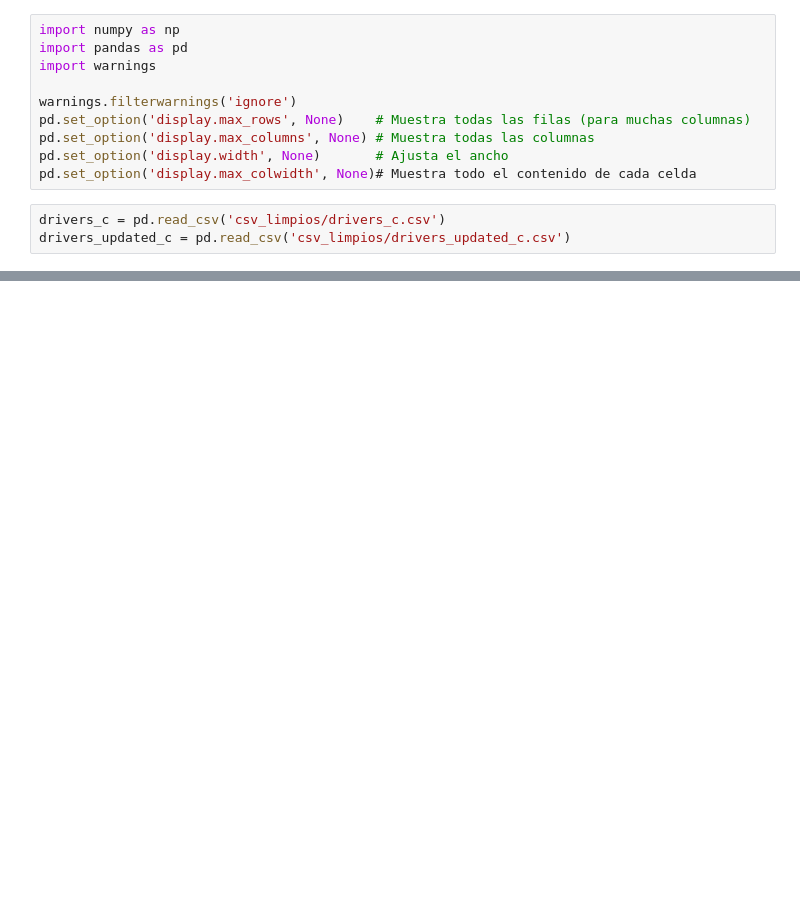
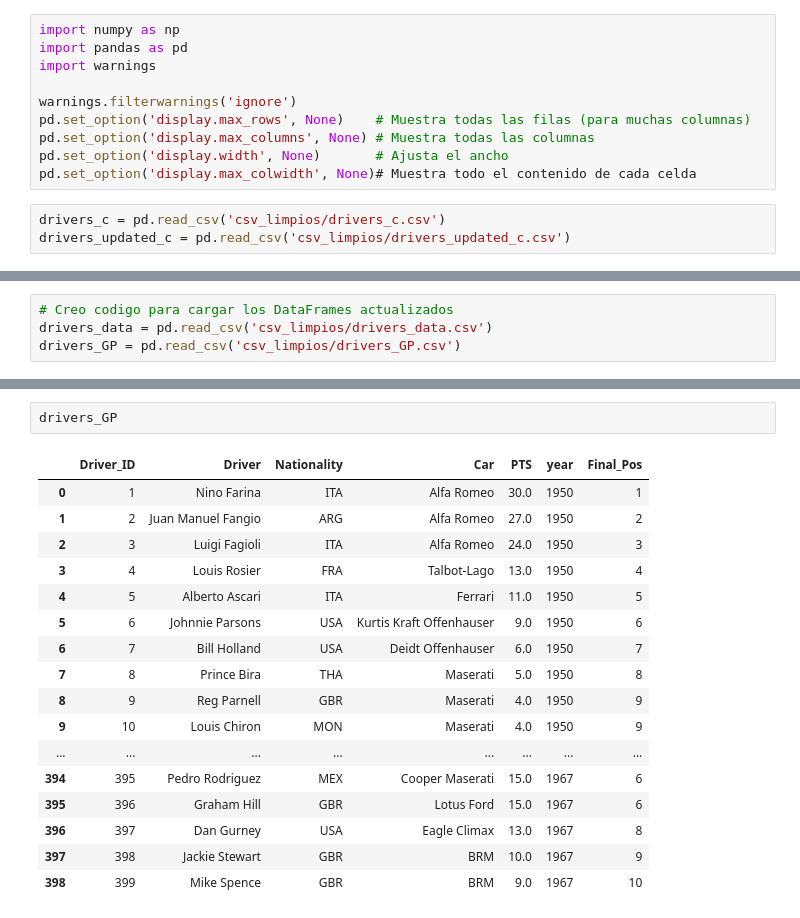
Before and after one commit to nikuvi/Formula1, a Jupyter notebook: ETL_2.ipynb, the cells around one changed output, grey strips where cells are left out. Cells and saved outputs as stored; diff of their text form; blank space fills up the shorter version.

```diff
--- a/ETL_2.ipynb
+++ b/ETL_2.ipynb
@@ -53,0 +102,4 @@ drivers_updated_c
+# %%
+# Creo codigo para cargar los DataFrames actualizados
+drivers_data = pd.read_csv('csv_limpios/drivers_data.csv')
+drivers_GP = pd.read_csv('csv_limpios/drivers_GP.csv')
@@ -53,0 +126,20 @@ drivers_updated_c
+# %%
+drivers_GP
+# %% [output]
+|  | Driver_ID | Driver | Nationality | Car | PTS | year | Final_Pos |
+| 0 | 1 | Nino Farina | ITA | Alfa Romeo | 30.0 | 1950 | 1 |
+| 1 | 2 | Juan Manuel Fangio | ARG | Alfa Romeo | 27.0 | 1950 | 2 |
+| 2 | 3 | Luigi Fagioli | ITA | Alfa Romeo | 24.0 | 1950 | 3 |
+| 3 | 4 | Louis Rosier | FRA | Talbot-Lago | 13.0 | 1950 | 4 |
+| 4 | 5 | Alberto Ascari | ITA | Ferrari | 11.0 | 1950 | 5 |
+| 5 | 6 | Johnnie Parsons | USA | Kurtis Kraft Offenhauser | 9.0 | 1950 | 6 |
+| 6 | 7 | Bill Holland | USA | Deidt Offenhauser | 6.0 | 1950 | 7 |
+| 7 | 8 | Prince Bira | THA | Maserati | 5.0 | 1950 | 8 |
+| 8 | 9 | Reg Parnell | GBR | Maserati | 4.0 | 1950 | 9 |
+| 9 | 10 | Louis Chiron | MON | Maserati | 4.0 | 1950 | 9 |
+| ... | ... | ... | ... | ... | ... | ... | ... |
+| 394 | 395 | Pedro Rodriguez | MEX | Cooper Maserati | 15.0 | 1967 | 6 |
+| 395 | 396 | Graham Hill | GBR | Lotus Ford | 15.0 | 1967 | 6 |
+| 396 | 397 | Dan Gurney | USA | Eagle Climax | 13.0 | 1967 | 8 |
+| 397 | 398 | Jackie Stewart | GBR | BRM | 10.0 | 1967 | 9 |
+| 398 | 399 | Mike Spence | GBR | BRM | 9.0 | 1967 | 10 |
```
Also changed, not shown: parts of 24 cells of this notebook, 4 other files.
